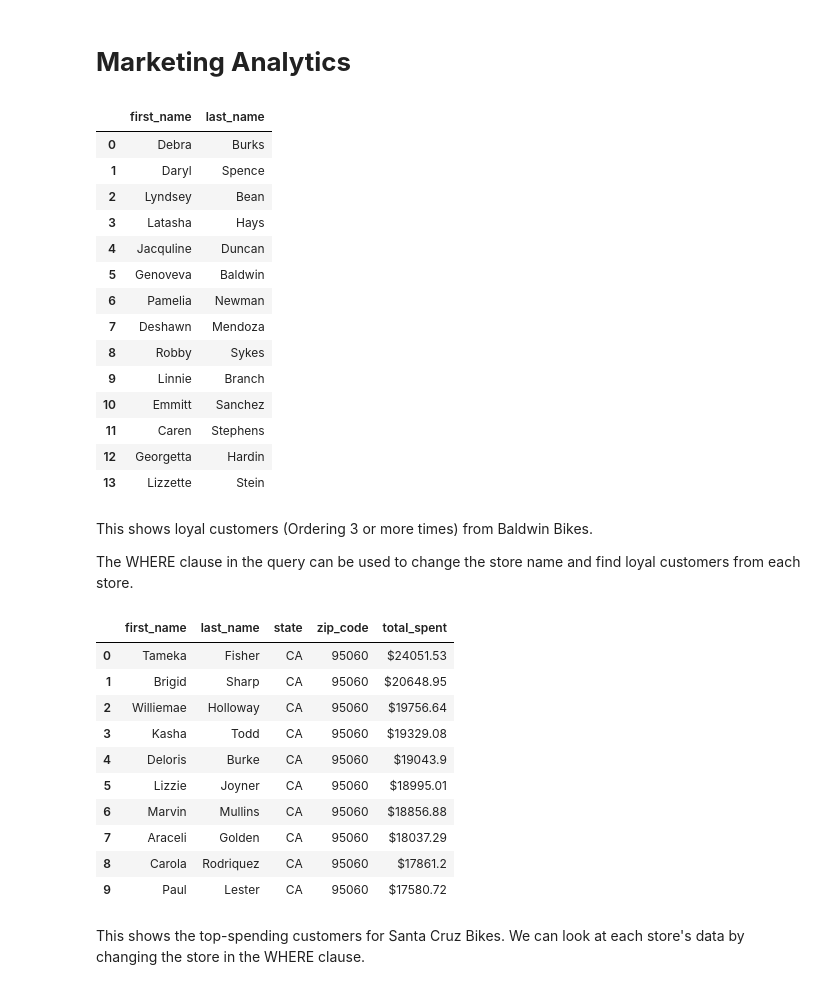
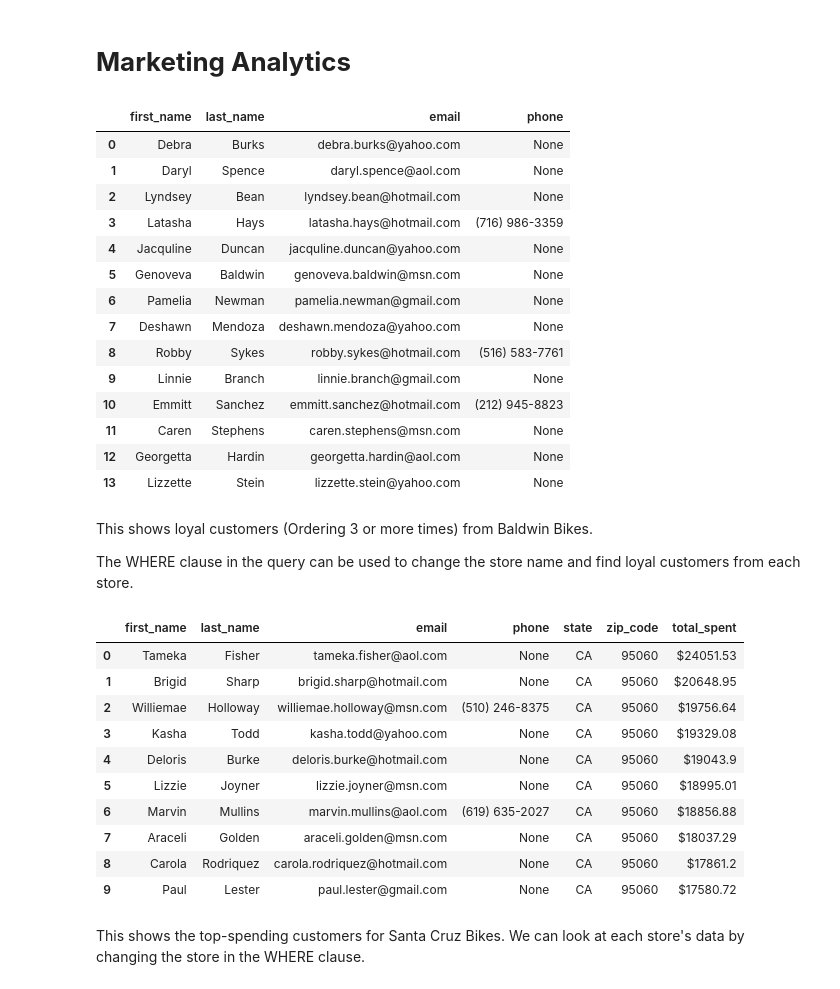
Before and after one commit to AbhimanyuShri/Bike-Store-Sales-Analysis, a Jupyter notebook: bike-store-sales-analysis.ipynb, the cells around one changed output. Cells and saved outputs as stored; diff of their text form; code cells hidden in the pictures.

```diff
--- a/bike-store-sales-analysis.ipynb
+++ b/bike-store-sales-analysis.ipynb
@@ -784,7 +784,7 @@ We find that the best-performing year for all three stores cumulative was 2017,
 q25= '''
 
 
-SELECT cu.first_name,cu.last_name
+SELECT cu.first_name,cu.last_name, cu.email, cu.phone
 FROM customers cu
 LEFT JOIN orders o
 ON o.customer_id=cu.customer_id
@@ -801,54 +801,54 @@ HAVING COUNT(DISTINCT o.order_id)>=3
 df25 = pd.read_sql_query(q25, db)
 df25
 # %% [output]
-|  | first_name | last_name |
-| 0 | Debra | Burks |
-| 1 | Daryl | Spence |
-| 2 | Lyndsey | Bean |
-| 3 | Latasha | Hays |
-| 4 | Jacquline | Duncan |
-| 5 | Genoveva | Baldwin |
-| 6 | Pamelia | Newman |
-| 7 | Deshawn | Mendoza |
-| 8 | Robby | Sykes |
-| 9 | Linnie | Branch |
-| 10 | Emmitt | Sanchez |
-| 11 | Caren | Stephens |
-| 12 | Georgetta | Hardin |
-| 13 | Lizzette | Stein |
+|  | first_name | last_name | email | phone |
+| 0 | Debra | Burks | debra.burks@yahoo.com | None |
+| 1 | Daryl | Spence | daryl.spence@aol.com | None |
+| 2 | Lyndsey | Bean | lyndsey.bean@hotmail.com | None |
+| 3 | Latasha | Hays | latasha.hays@hotmail.com | (716) 986-3359 |
+| 4 | Jacquline | Duncan | jacquline.duncan@yahoo.com | None |
+| 5 | Genoveva | Baldwin | genoveva.baldwin@msn.com | None |
+| 6 | Pamelia | Newman | pamelia.newman@gmail.com | None |
+| 7 | Deshawn | Mendoza | deshawn.mendoza@yahoo.com | None |
+| 8 | Robby | Sykes | robby.sykes@hotmail.com | (516) 583-7761 |
+| 9 | Linnie | Branch | linnie.branch@gmail.com | None |
+| 10 | Emmitt | Sanchez | emmitt.sanchez@hotmail.com | (212) 945-8823 |
+| 11 | Caren | Stephens | caren.stephens@msn.com | None |
+| 12 | Georgetta | Hardin | georgetta.hardin@aol.com | None |
+| 13 | Lizzette | Stein | lizzette.stein@yahoo.com | None |
 # %% [markdown]
 This shows loyal customers (Ordering 3 or more times) from Baldwin Bikes.
 
 The WHERE clause in the query can be used to change the store name and find loyal customers from each store.
 # %%
 q26='''
-SELECT cu.first_name, cu.last_name,s.state, s.zip_code, '$' ||
+SELECT cu.first_name, cu.last_name, cu.email, cu.phone ,s.state, s.zip_code, '$' ||
 ROUND(SUM(ort.quantity*(ort.list_price-(ort.discount*ort.list_price))),2) AS total_spent
 FROM customers cu
 LEFT JOIN orders o
 ON o.customer_id=cu.customer_id
 LEFT JOIN order_items ort
 ON ort.order_id=o.order_id
 LEFT JOIN stores s
 ON s.store_id=o.store_id
 WHERE s.store_name='Santa Cruz Bikes'
 GROUP BY cu.customer_id
 ORDER BY ROUND(SUM(ort.quantity*(ort.list_price-(ort.discount*ort.list_price))),2)
 DESC LIMIT 10;
 '''
 df26=pd.read_sql_query(q26,db)
 df26
 # %% [output]
-|  | first_name | last_name | state | zip_code | total_spent |
-| 0 | Tameka | Fisher | CA | 95060 | $24051.53 |
-| 1 | Brigid | Sharp | CA | 95060 | $20648.95 |
-| 2 | Williemae | Holloway | CA | 95060 | $19756.64 |
-| 3 | Kasha | Todd | CA | 95060 | $19329.08 |
-| 4 | Deloris | Burke | CA | 95060 | $19043.9 |
-| 5 | Lizzie | Joyner | CA | 95060 | $18995.01 |
-| 6 | Marvin | Mullins | CA | 95060 | $18856.88 |
-| 7 | Araceli | Golden | CA | 95060 | $18037.29 |
-| 8 | Carola | Rodriquez | CA | 95060 | $17861.2 |
-| 9 | Paul | Lester | CA | 95060 | $17580.72 |
+|  | first_name | last_name | email | phone | state | zip_code | total_spent |
+| 0 | Tameka | Fisher | tameka.fisher@aol.com | None | CA | 95060 | $24051.53 |
+| 1 | Brigid | Sharp | brigid.sharp@hotmail.com | None | CA | 95060 | $20648.95 |
+| 2 | Williemae | Holloway | williemae.holloway@msn.com | (510) 246-8375 | CA | 95060 | $19756.64 |
+| 3 | Kasha | Todd | kasha.todd@yahoo.com | None | CA | 95060 | $19329.08 |
+| 4 | Deloris | Burke | deloris.burke@hotmail.com | None | CA | 95060 | $19043.9 |
+| 5 | Lizzie | Joyner | lizzie.joyner@msn.com | None | CA | 95060 | $18995.01 |
+| 6 | Marvin | Mullins | marvin.mullins@aol.com | (619) 635-2027 | CA | 95060 | $18856.88 |
+| 7 | Araceli | Golden | araceli.golden@msn.com | None | CA | 95060 | $18037.29 |
+| 8 | Carola | Rodriquez | carola.rodriquez@hotmail.com | None | CA | 95060 | $17861.2 |
+| 9 | Paul | Lester | paul.lester@gmail.com | None | CA | 95060 | $17580.72 |
 # %% [markdown]
 This shows the top-spending customers for Santa Cruz Bikes. We can look at each store's data by changing the store in the WHERE clause.
```
Also changed, not shown: parts of 5 cells of this notebook.
